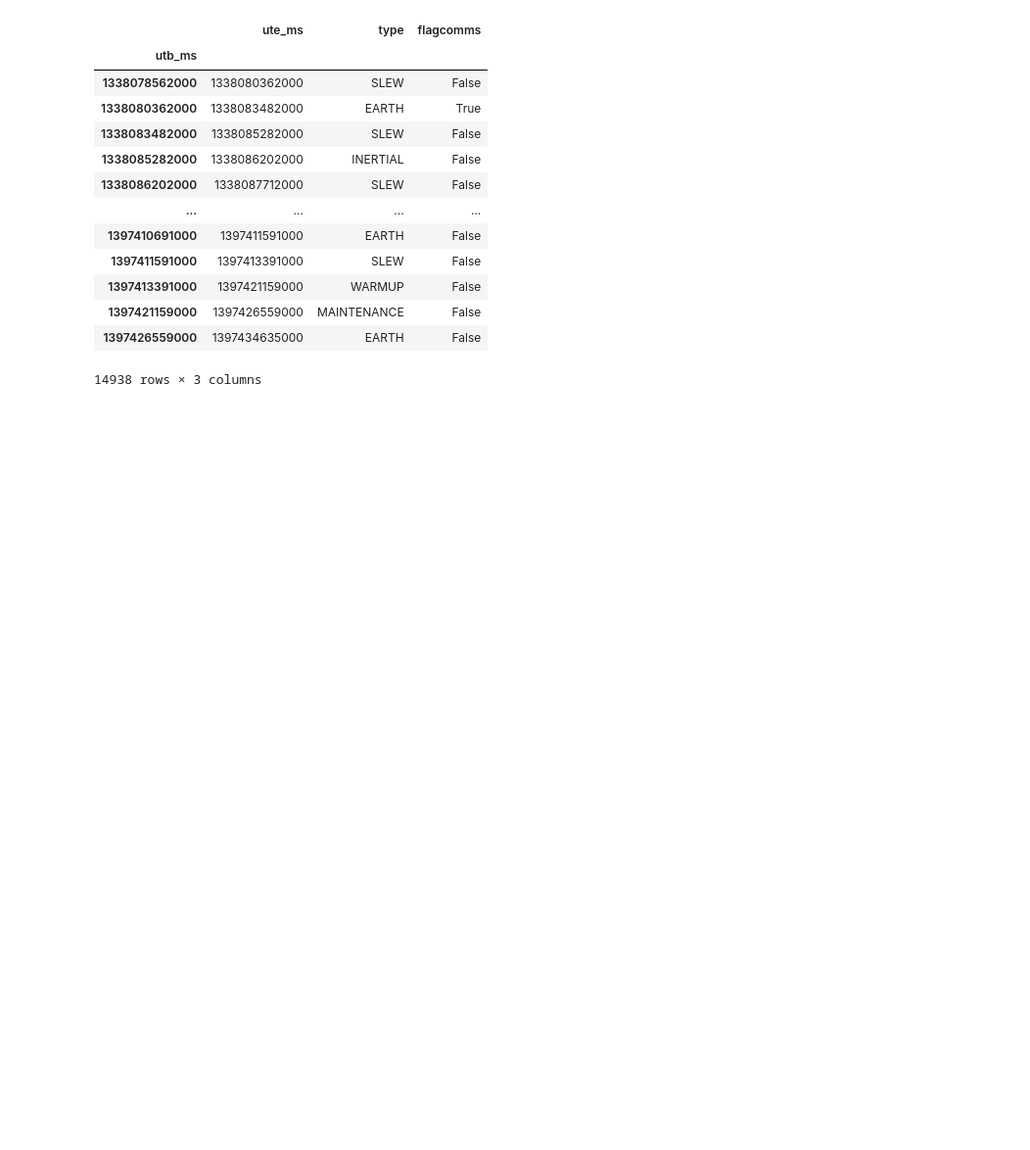
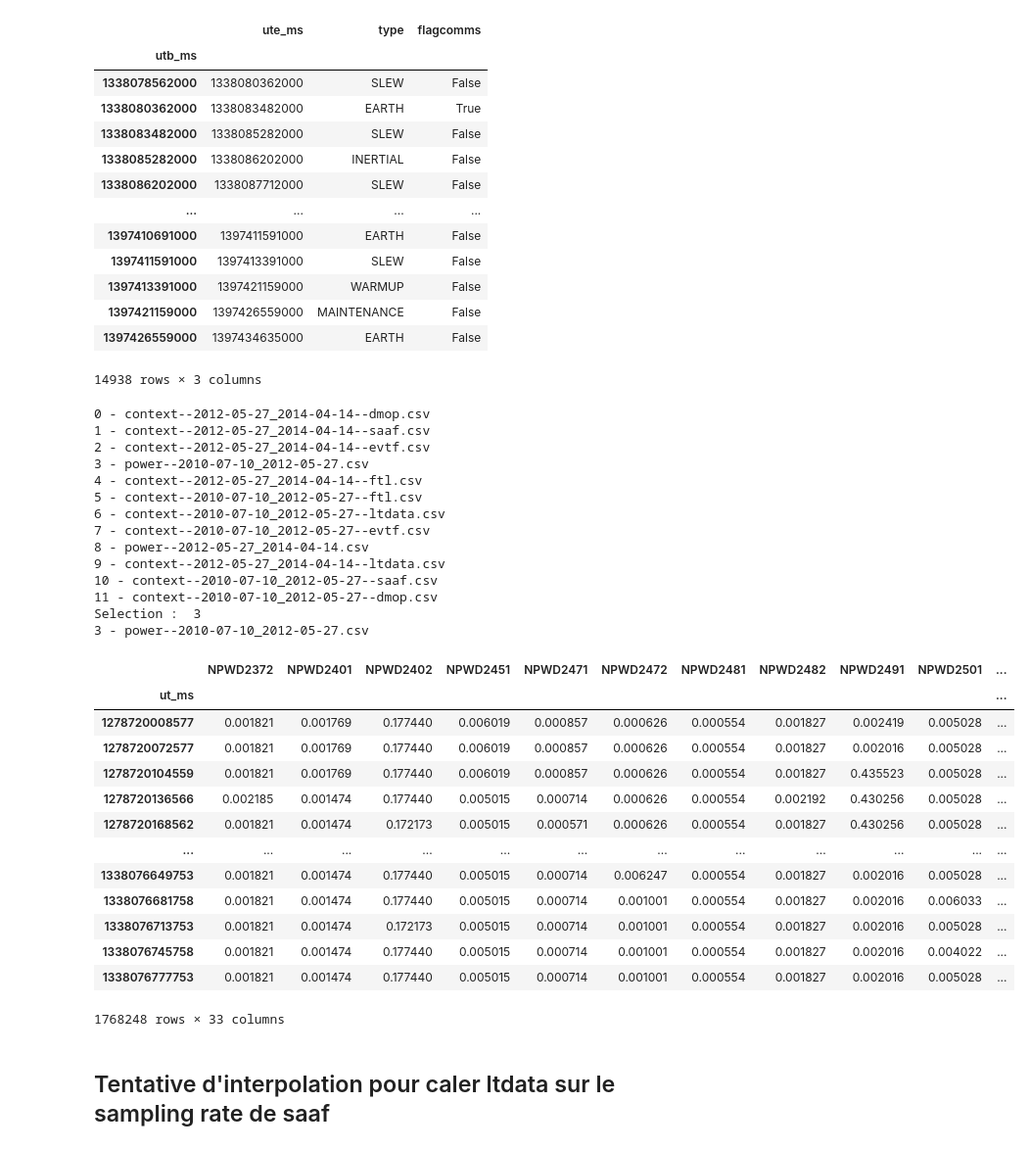
Before and after one commit to YamSok/MarsExpress, a Jupyter notebook: traitement_donnees.ipynb, the cells around one changed output. Shown at 98% size. Cells and saved outputs as stored; diff of their text form; code cells hidden in the pictures; blank space fills up the shorter version.

```diff
--- a/traitement_donnees.ipynb
+++ b/traitement_donnees.ipynb
@@ -299,3 +299,38 @@ Selection :  4
 | 1397421159000 | 1397426559000 | MAINTENANCE | False |
 | 1397426559000 | 1397434635000 | EARTH | False |
 14938 rows × 3 columns
+# %%
+file_name = selection(folder = FOLDER, search = f"*{YEAR}*", first = False)
+data = pd.read_csv(file_name, sep=",", index_col=0)
+data
+# %% [output]
+0 - context--2012-05-27_2014-04-14--dmop.csv
+1 - context--2012-05-27_2014-04-14--saaf.csv
+2 - context--2012-05-27_2014-04-14--evtf.csv
+3 - power--2010-07-10_2012-05-27.csv
+4 - context--2012-05-27_2014-04-14--ftl.csv
+5 - context--2010-07-10_2012-05-27--ftl.csv
+6 - context--2010-07-10_2012-05-27--ltdata.csv
+7 - context--2010-07-10_2012-05-27--evtf.csv
+8 - power--2012-05-27_2014-04-14.csv
+9 - context--2012-05-27_2014-04-14--ltdata.csv
+10 - context--2010-07-10_2012-05-27--saaf.csv
+11 - context--2010-07-10_2012-05-27--dmop.csv
+Selection :  3
+3 - power--2010-07-10_2012-05-27.csv
+|  | NPWD2372 | NPWD2401 | NPWD2402 | NPWD2451 | NPWD2471 | NPWD2472 | NPWD2481 | NPWD2482 | NPWD2491 | NPWD2501 | ... |
+| ut_ms |  |  |  |  |  |  |  |  |  |  | ... |
+| 1278720008577 | 0.001821 | 0.001769 | 0.177440 | 0.006019 | 0.000857 | 0.000626 | 0.000554 | 0.001827 | 0.002419 | 0.005028 | ... |
+| 1278720072577 | 0.001821 | 0.001769 | 0.177440 | 0.006019 | 0.000857 | 0.000626 | 0.000554 | 0.001827 | 0.002016 | 0.005028 | ... |
+| 1278720104559 | 0.001821 | 0.001769 | 0.177440 | 0.006019 | 0.000857 | 0.000626 | 0.000554 | 0.001827 | 0.435523 | 0.005028 | ... |
+| 1278720136566 | 0.002185 | 0.001474 | 0.177440 | 0.005015 | 0.000714 | 0.000626 | 0.000554 | 0.002192 | 0.430256 | 0.005028 | ... |
+| 1278720168562 | 0.001821 | 0.001474 | 0.172173 | 0.005015 | 0.000571 | 0.000626 | 0.000554 | 0.001827 | 0.430256 | 0.005028 | ... |
+| ... | ... | ... | ... | ... | ... | ... | ... | ... | ... | ... | ... |
+| 1338076649753 | 0.001821 | 0.001474 | 0.177440 | 0.005015 | 0.000714 | 0.006247 | 0.000554 | 0.001827 | 0.002016 | 0.005028 | ... |
+| 1338076681758 | 0.001821 | 0.001474 | 0.177440 | 0.005015 | 0.000714 | 0.001001 | 0.000554 | 0.001827 | 0.002016 | 0.006033 | ... |
+| 1338076713753 | 0.001821 | 0.001474 | 0.172173 | 0.005015 | 0.000714 | 0.001001 | 0.000554 | 0.001827 | 0.002016 | 0.005028 | ... |
+| 1338076745758 | 0.001821 | 0.001474 | 0.177440 | 0.005015 | 0.000714 | 0.001001 | 0.000554 | 0.001827 | 0.002016 | 0.004022 | ... |
+| 1338076777753 | 0.001821 | 0.001474 | 0.177440 | 0.005015 | 0.000714 | 0.001001 | 0.000554 | 0.001827 | 0.002016 | 0.005028 | ... |
+1768248 rows × 33 columns
+# %% [markdown]
+## Tentative d'interpolation pour caler ltdata sur le sampling rate de saaf
```
Also changed, not shown: parts of 8 cells of this notebook.
